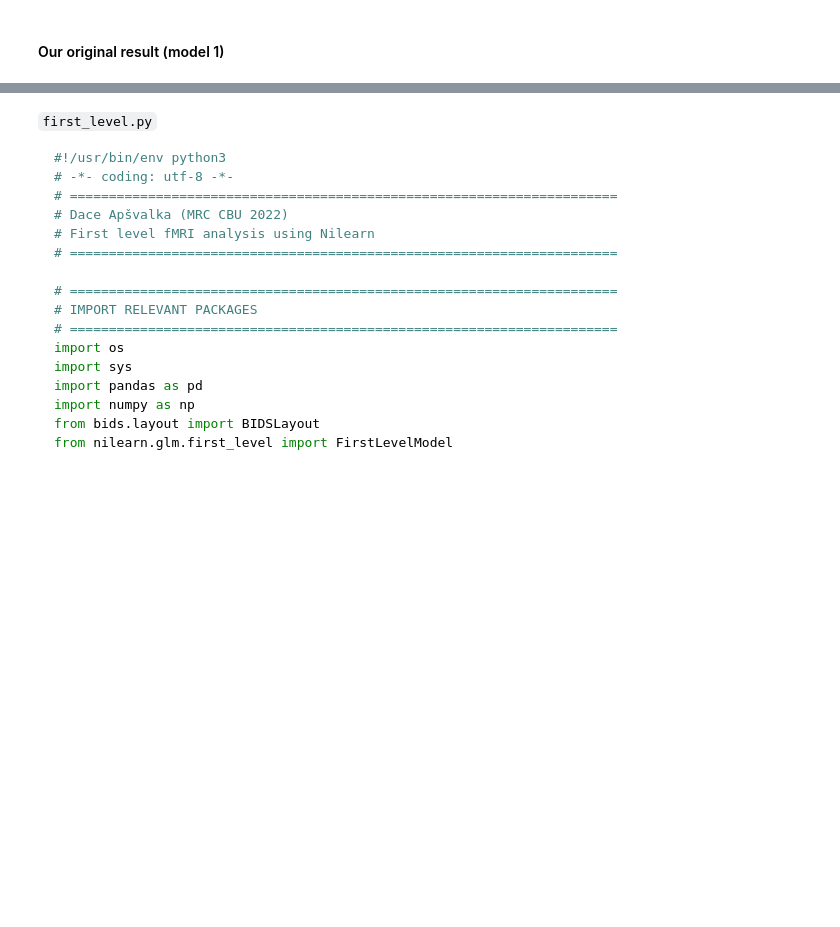
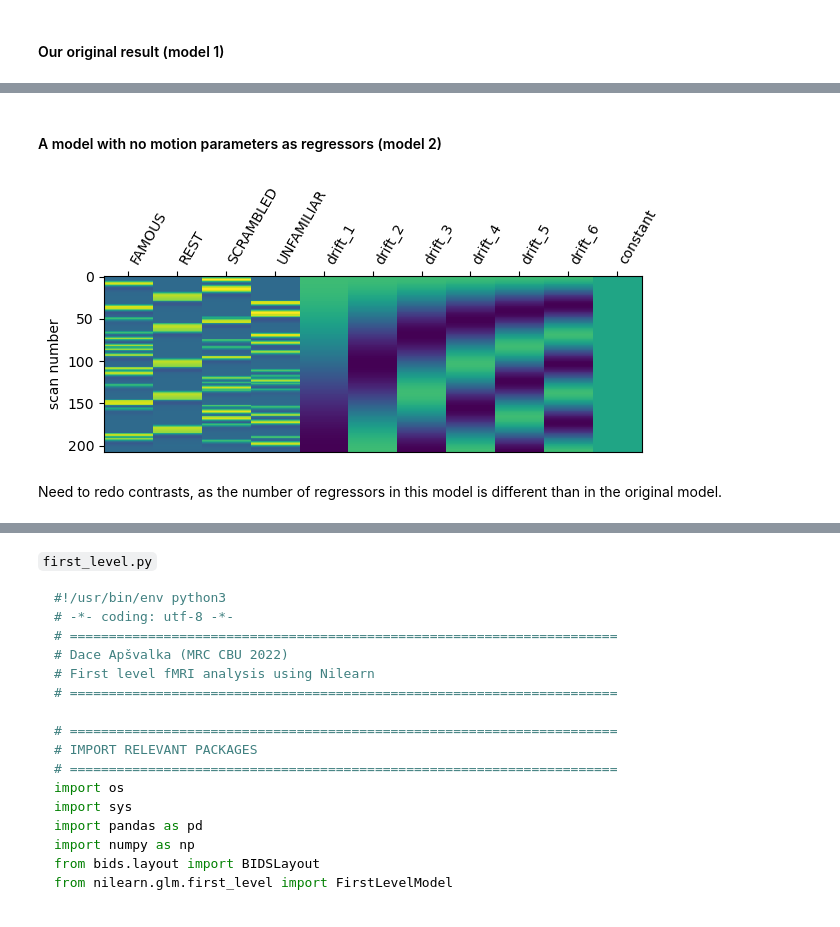
Before and after one commit to dcdace/COGNESTIC-fMRI, a Jupyter notebook: class-materials/04_nb_Subject-Level-Analysis.ipynb, the cells around one changed output, grey strips where cells are left out. Saved outputs shown, nothing was run; the diff lists cells and outputs as text; code cells hidden in the pictures; blank space fills up the shorter version.

```diff
--- a/class-materials/04_nb_Subject-Level-Analysis.ipynb
+++ b/class-materials/04_nb_Subject-Level-Analysis.ipynb
@@ -551,0 +575,24 @@ for conf_file in confounds:
+# %% [markdown]
+#### A model with no motion parameters as regressors (model 2)
+# %%
+fmri_glm2 = FirstLevelModel(
+    t_r = TR,
+    slice_time_ref = TR/2,
+    hrf_model = 'spm',
+    drift_model = 'Cosine',
+    high_pass = 1./128,
+    smoothing_fwhm = 6,
+    noise_model = 'ar1'
+)
+fmri_glm2 = fmri_glm2.fit(bold, events)
+
+# display the 1st design matrix to check if contrasts would need changing
+design_matrices = fmri_glm2.design_matrices_
+plot_design_matrix(design_matrices[0], output_file=None)
+fig = plt.gcf()
+fig.set_size_inches(8,2)
+plt.show()
+# %% [output]
+[figure, added]
+# %% [markdown]
+Need to redo contrasts, as the number of regressors in this model is different than in the original model.
```
Also changed, not shown: parts of 25 cells of this notebook.
